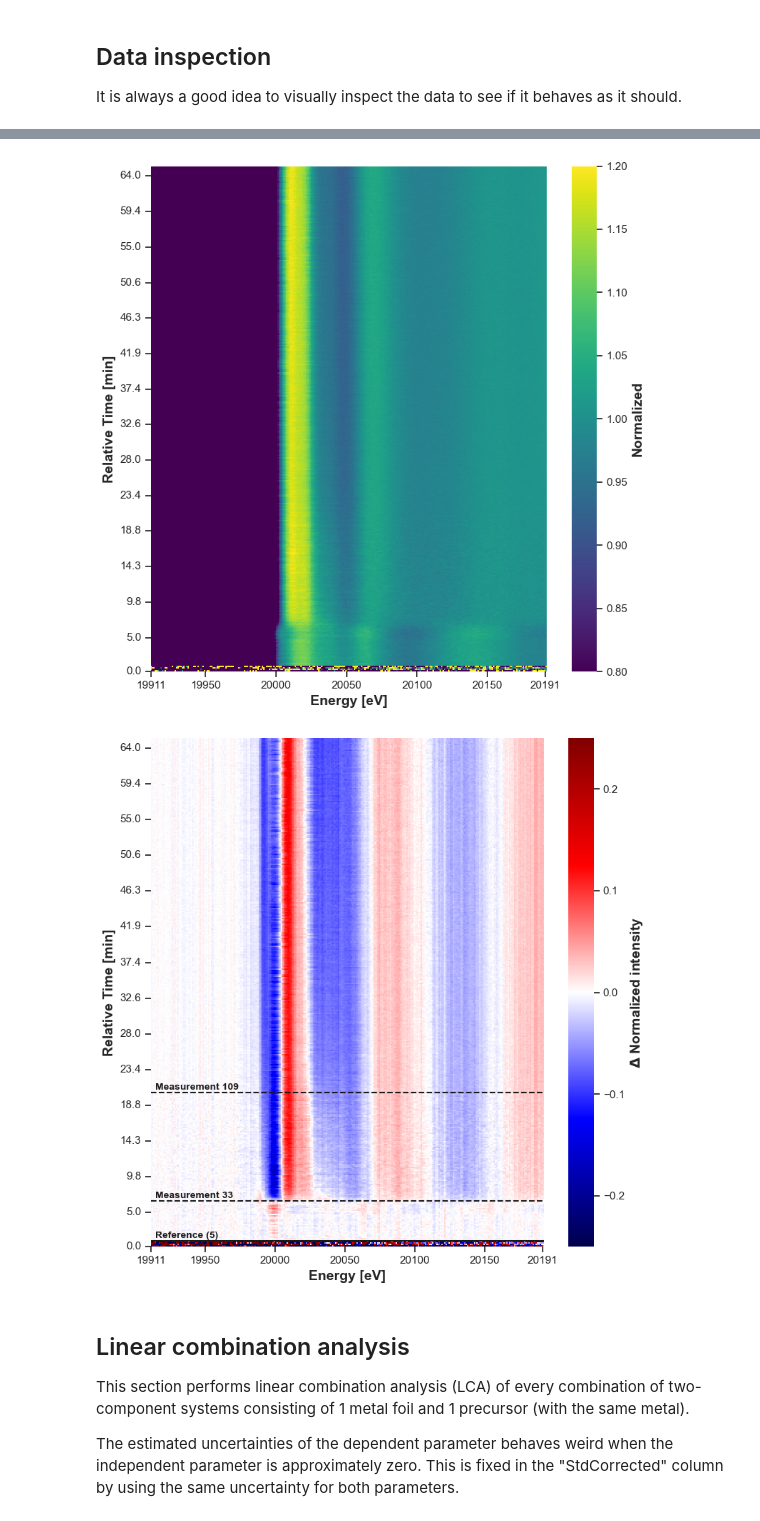
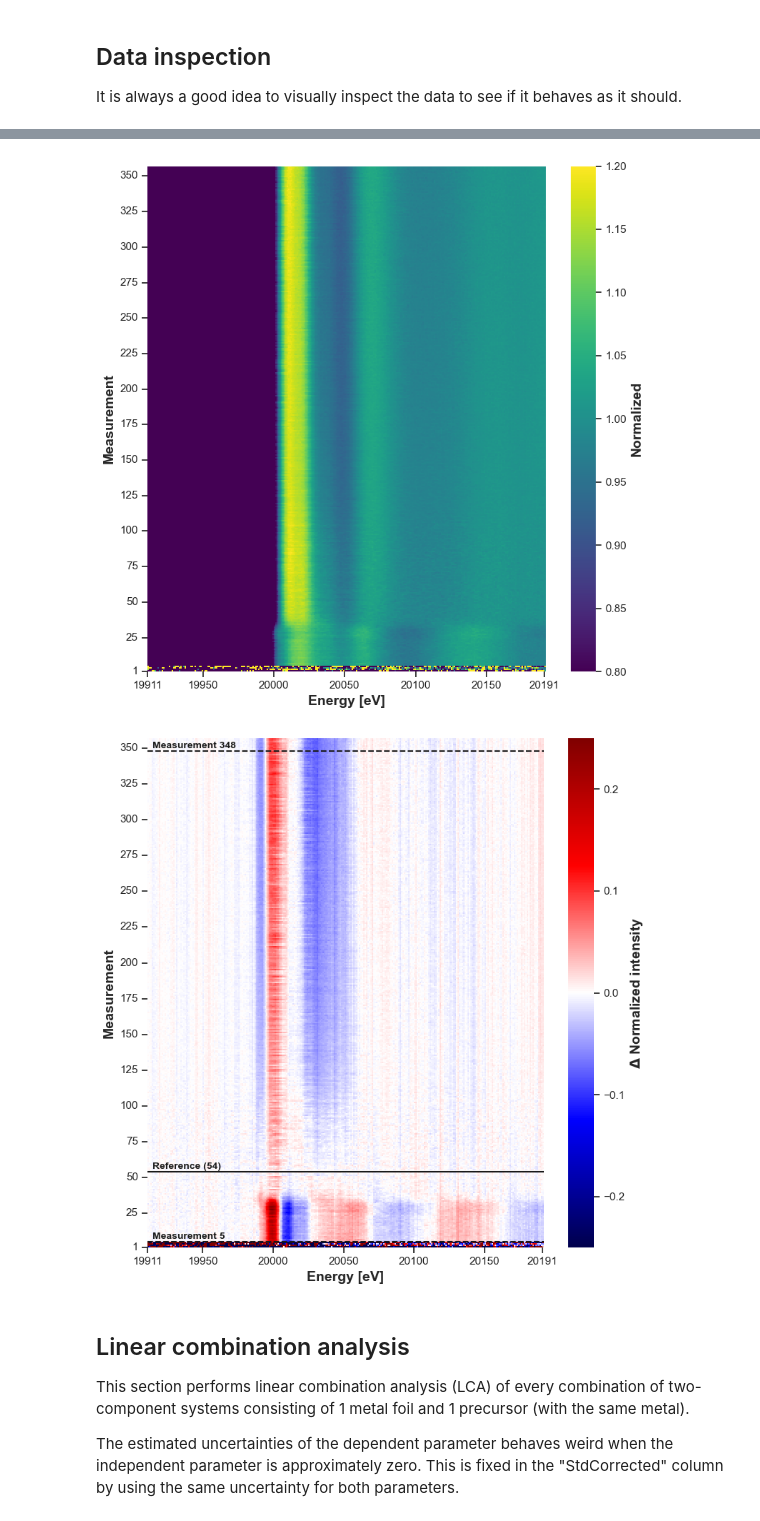
Before and after one commit to NanostructureUCPH/autoXAS, a Jupyter notebook: example_notebooks/BALDER_sep2022.ipynb, the cells around one changed output, grey strips where cells are left out. Saved outputs shown, nothing was run; the diff lists cells and outputs as text; code cells hidden in the pictures.

Commit message:
Plotting for group meeting presentation

```diff
--- a/example_notebooks/BALDER_sep2022.ipynb
+++ b/example_notebooks/BALDER_sep2022.ipynb
@@ -359,26 +359,26 @@ plot_insitu_waterfall(
     # lines=[5,33,109],
     vmin=0.8,
     vmax=1.2,
-    y_axis='Relative Time',
+    y_axis='Measurement',
     time_unit='m',
     interactive=interactive,
 )
 # %% [output]
-[figure, old version]
+[figure, new version]
 # %%
 plot_insitu_change(
     df_data,
     experiment='MoO2_BeOH_150_3',
-    reference_measurement=5,
-    lines=[33,109],
+    reference_measurement=54,
+    lines=[5,348],
     vmin=-0.25,
     vmax=0.25,
-    y_axis='Relative Time',
+    y_axis='Measurement',
     time_unit='m',
     interactive=interactive,
 )
 # %% [output]
-[figure, old version]
+[figure, new version]
 # %% [markdown]
 ## Linear combination analysis
 This section performs linear combination analysis (LCA) of every combination of two-component systems consisting of 1 metal foil and 1 precursor (with the same metal).
```
Also changed, not shown: parts of 6 cells of this notebook, 1 other file.
